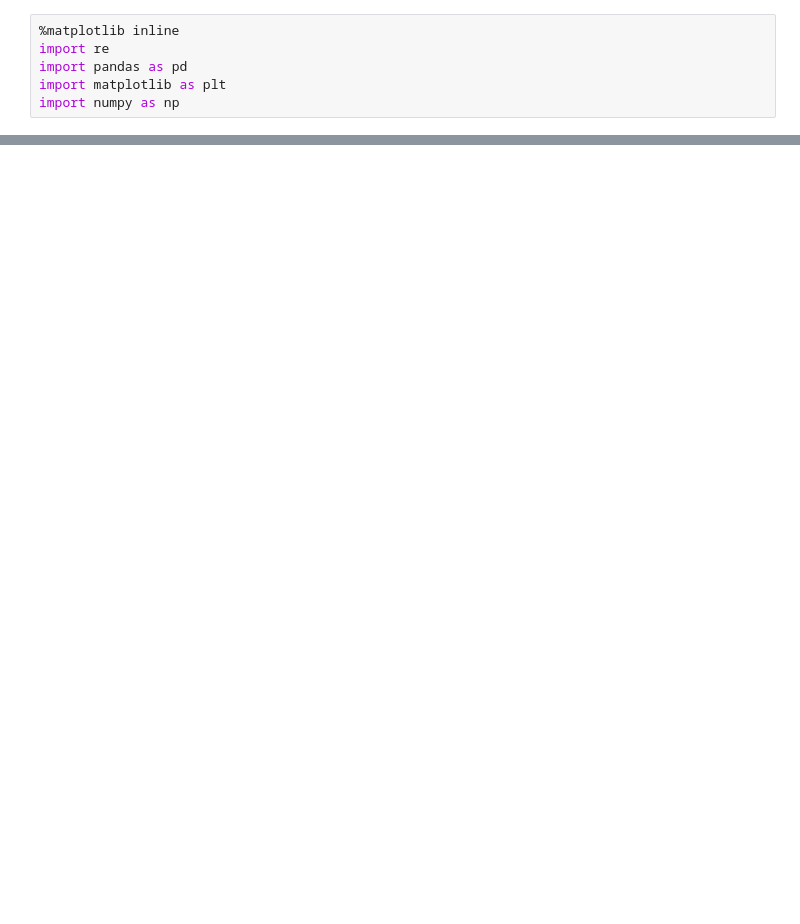
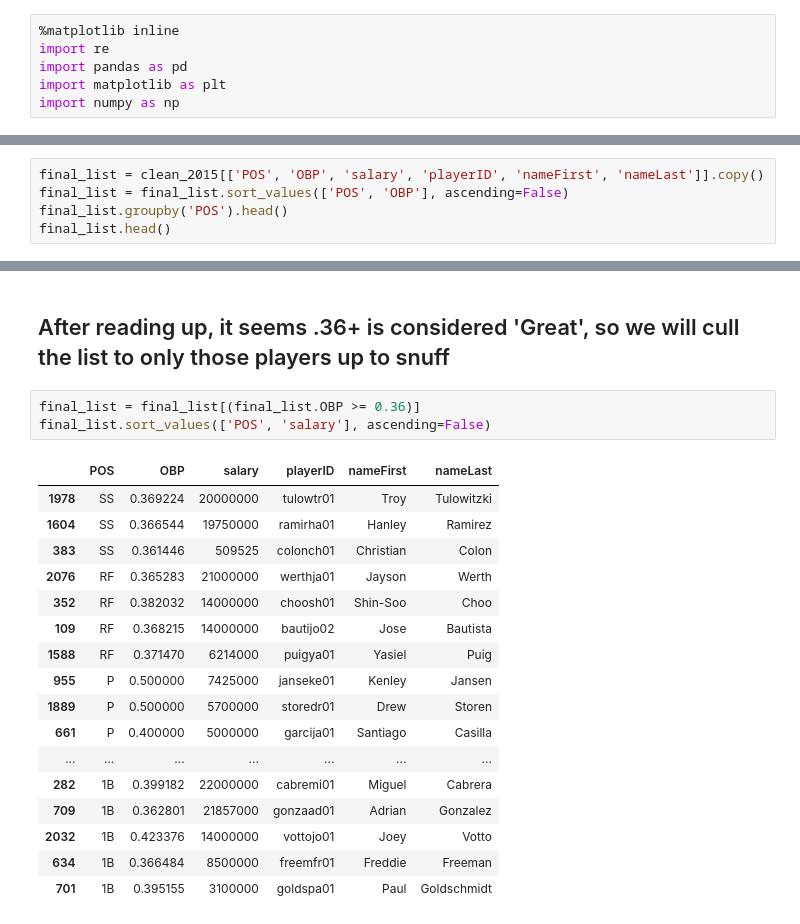
Before and after one commit to CameronBoudreau/moneyball, a Jupyter notebook: moneyball.ipynb, the cells around one changed output, grey strips where cells are left out. Cells and saved outputs as stored; diff of their text form; blank space fills up the shorter version.

```diff
--- a/moneyball.ipynb
+++ b/moneyball.ipynb
@@ -200,0 +165,5 @@ batting['OBP'] = get_obp(batting['H'], batting['AB'], batting['BB'], batting['SF
+# %%
+final_list = clean_2015[['POS', 'OBP', 'salary', 'playerID', 'nameFirst', 'nameLast']].copy()
+final_list = final_list.sort_values(['POS', 'OBP'], ascending=False)
+final_list.groupby('POS').head()
+final_list.head()
@@ -200,0 +177,23 @@ batting['OBP'] = get_obp(batting['H'], batting['AB'], batting['BB'], batting['SF
+# %% [markdown]
+## After reading up, it seems .36+ is considered 'Great', so we will cull the list to only those players up to snuff
+# %%
+final_list = final_list[(final_list.OBP >= 0.36)]
+final_list.sort_values(['POS', 'salary'], ascending=False)
+# %% [output]
+|  | POS | OBP | salary | playerID | nameFirst | nameLast |
+| 1978 | SS | 0.369224 | 20000000 | tulowtr01 | Troy | Tulowitzki |
+| 1604 | SS | 0.366544 | 19750000 | ramirha01 | Hanley | Ramirez |
+| 383 | SS | 0.361446 | 509525 | colonch01 | Christian | Colon |
+| 2076 | RF | 0.365283 | 21000000 | werthja01 | Jayson | Werth |
+| 352 | RF | 0.382032 | 14000000 | choosh01 | Shin-Soo | Choo |
+| 109 | RF | 0.368215 | 14000000 | bautijo02 | Jose | Bautista |
+| 1588 | RF | 0.371470 | 6214000 | puigya01 | Yasiel | Puig |
+| 955 | P | 0.500000 | 7425000 | janseke01 | Kenley | Jansen |
+| 1889 | P | 0.500000 | 5700000 | storedr01 | Drew | Storen |
+| 661 | P | 0.400000 | 5000000 | garcija01 | Santiago | Casilla |
+| ... | ... | ... | ... | ... | ... | ... |
+| 282 | 1B | 0.399182 | 22000000 | cabremi01 | Miguel | Cabrera |
+| 709 | 1B | 0.362801 | 21857000 | gonzaad01 | Adrian | Gonzalez |
+| 2032 | 1B | 0.423376 | 14000000 | vottojo01 | Joey | Votto |
+| 634 | 1B | 0.366484 | 8500000 | freemfr01 | Freddie | Freeman |
+| 701 | 1B | 0.395155 | 3100000 | goldspa01 | Paul | Goldschmidt |
```
Also changed, not shown: parts of 47 cells of this notebook, 1 other file.
